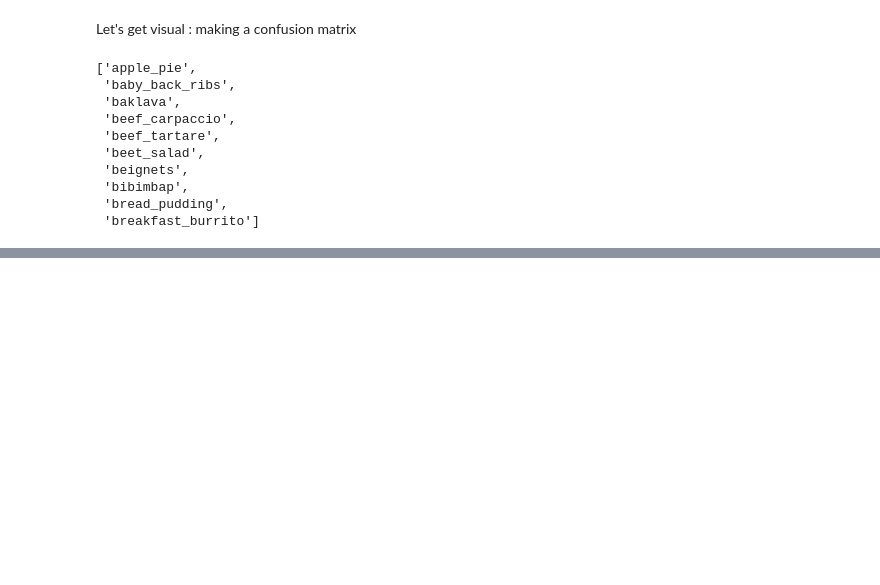
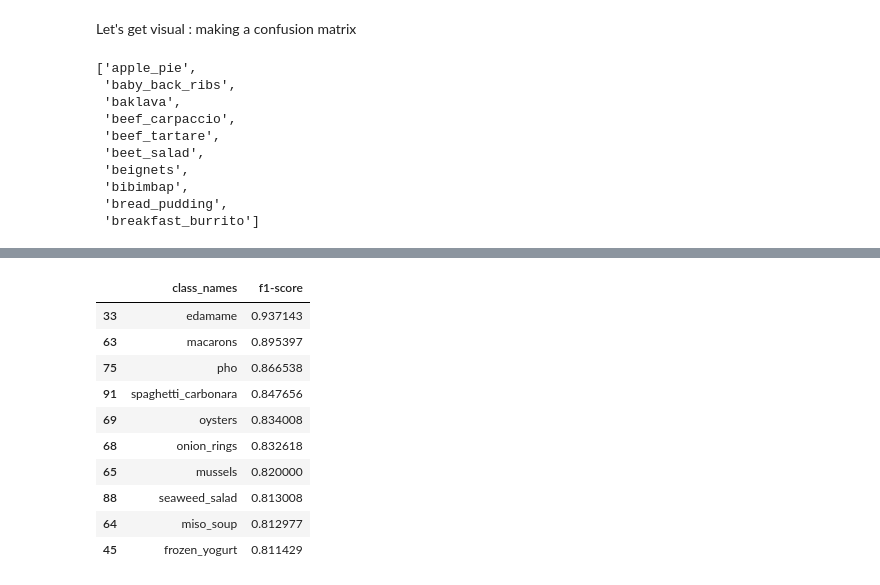
Before and after one commit to laleejyo/tensors, a Jupyter notebook: Transfer_learning_in_tensorflow_part_3_scaling_up.ipynb, the cells around one changed output, grey strips where cells are left out. Drawn from its saved outputs; the diff is of its cells as text; code cells hidden in the pictures; blank space fills up the shorter version.

```diff
--- a/Transfer_learning_in_tensorflow_part_3_scaling_up.ipynb
+++ b/Transfer_learning_in_tensorflow_part_3_scaling_up.ipynb
@@ -630,0 +656,4 @@ make_confusion_matrix(y_true=y_labels,
+# %%
+# get dictionary of classficiation report
+classification_report_dict= classification_report(y_labels,preds_classes,output_dict=True)
+classification_report_dict
@@ -630,0 +678,12 @@ make_confusion_matrix(y_true=y_labels,
+# %%
+# let us plot all our classes F1-score
+#create empty dictionary
+class_f1_scores={}
+#Loop through classification report dictionary items
+for k,v in classification_report_dict.items():
+  if k=="accuracy":#stop once we get to accracy key
+    break
+  else:
+    #add class name and F1 scrore to dictionary
+    class_f1_scores[class_names[int(k)]]=v["f1-score"]
+class_f1_scores
@@ -630,0 +708,18 @@ make_confusion_matrix(y_true=y_labels,
+# %%
+import pandas as pd
+f1_scores=pd.DataFrame({"class_names":list(class_f1_scores.keys()),
+                        "f1-score":list(class_f1_scores.values())}).sort_values("f1-score",ascending=False)
+# %%
+f1_scores[:10]
+# %% [output]
+|  | class_names | f1-score |
+| 33 | edamame | 0.937143 |
+| 63 | macarons | 0.895397 |
+| 75 | pho | 0.866538 |
+| 91 | spaghetti_carbonara | 0.847656 |
+| 69 | oysters | 0.834008 |
+| 68 | onion_rings | 0.832618 |
+| 65 | mussels | 0.820000 |
+| 88 | seaweed_salad | 0.813008 |
+| 64 | miso_soup | 0.812977 |
+| 45 | frozen_yogurt | 0.811429 |
```
Also changed, not shown: parts of 19 cells of this notebook.
